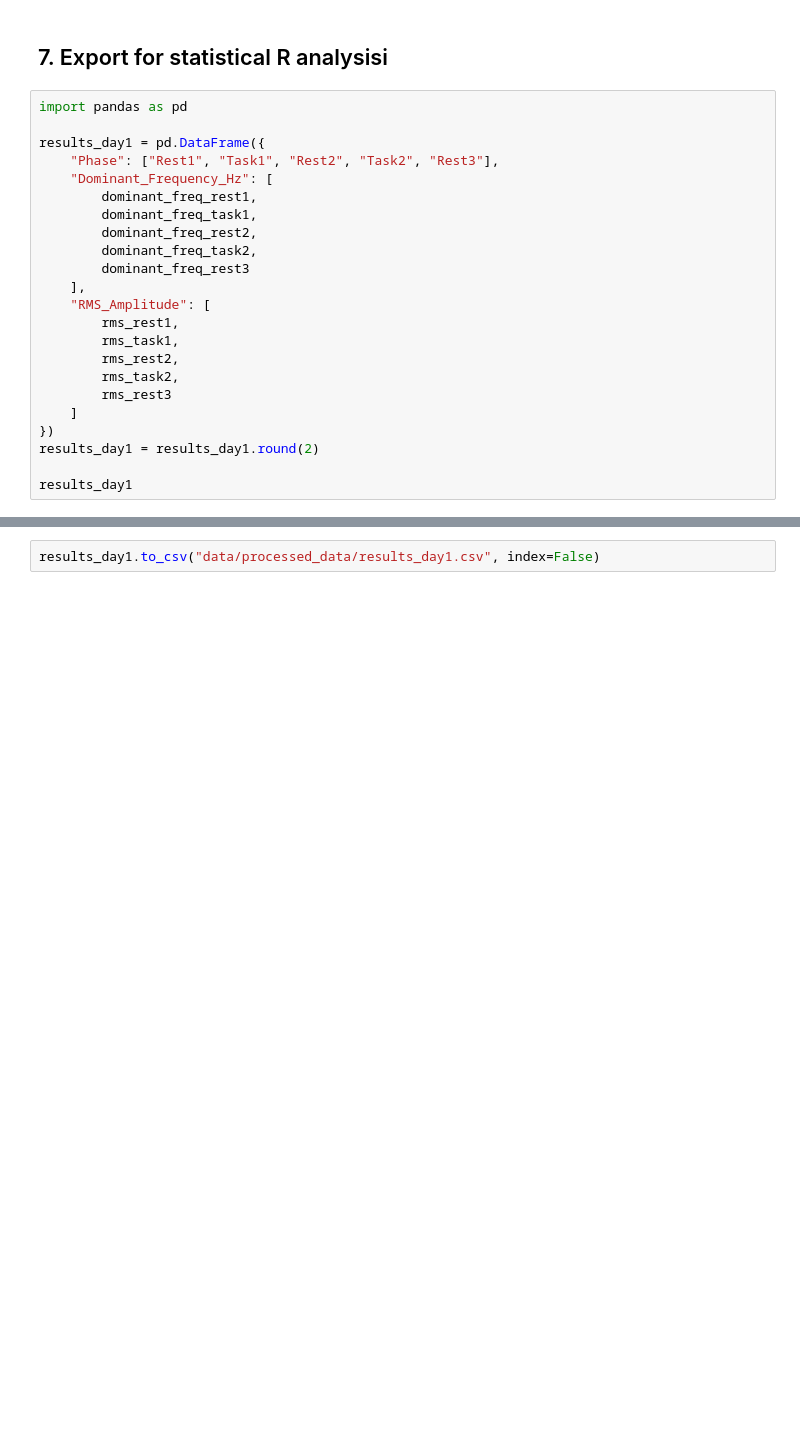
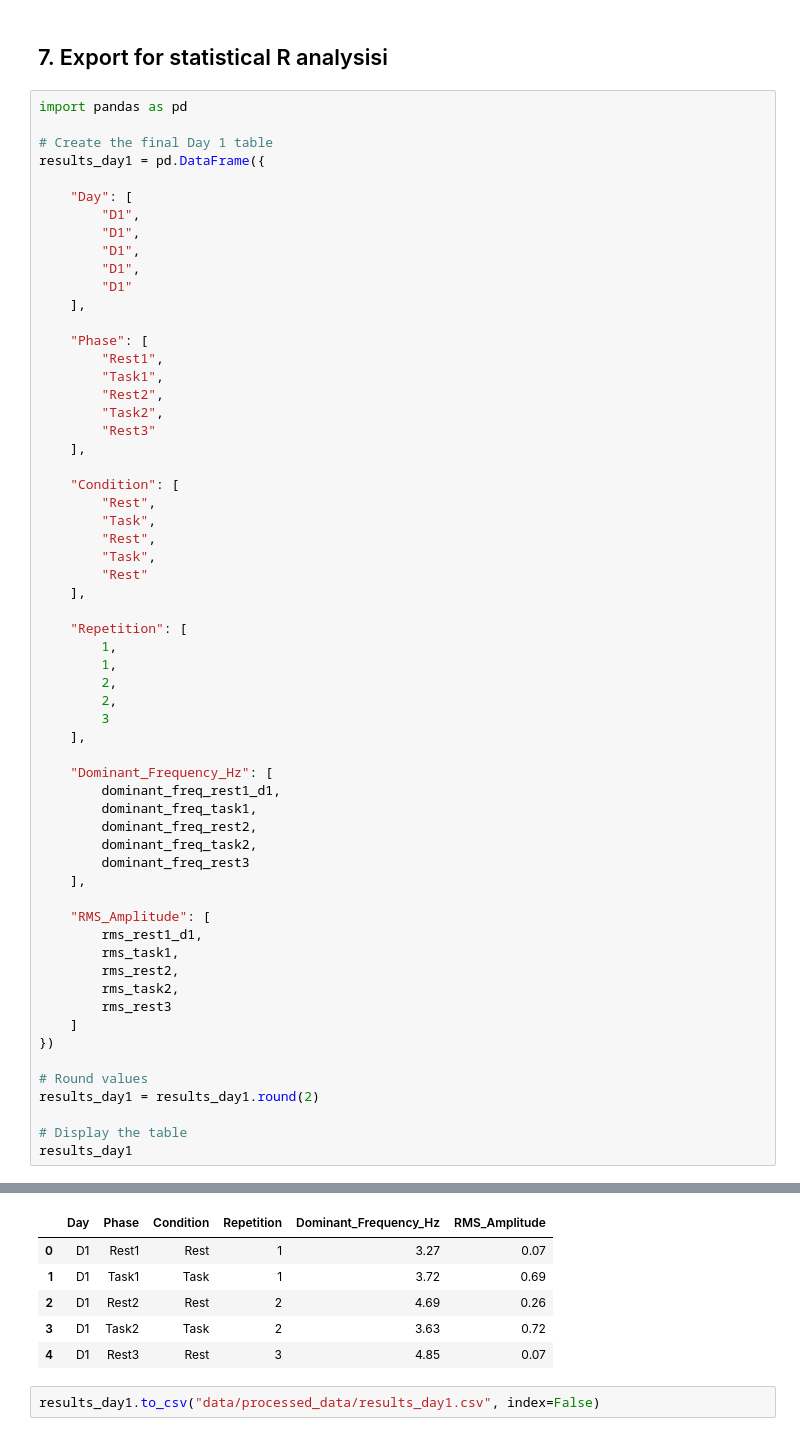
Before and after one commit to zemmahisofi-byte/Projet_R_Python, a Jupyter notebook: Projet_python/main.ipynb, the cells around one changed output, grey strips where cells are left out. Saved outputs shown, nothing was run; the diff lists cells and outputs as text; blank space fills up the shorter version.

Commit message:
generate the complete dataframe for day 1

```diff
--- a/Projet_python/main.ipynb
+++ b/Projet_python/main.ipynb
@@ -573,24 +573,61 @@ Finally, all datasets will be combined and analyzed using R to perform statistic
 # %%
 import pandas as pd
 
+# Create the final Day 1 table
 results_day1 = pd.DataFrame({
-    "Phase": ["Rest1", "Task1", "Rest2", "Task2", "Rest3"],
+
+    "Day": [
+        "D1",
+        "D1",
+        "D1",
+        "D1",
+        "D1"
+    ],
+
+    "Phase": [
+        "Rest1",
+        "Task1",
+        "Rest2",
+        "Task2",
+        "Rest3"
+    ],
+
+    "Condition": [
+        "Rest",
+        "Task",
+        "Rest",
+        "Task",
+        "Rest"
+    ],
+
+    "Repetition": [
+        1,
+        1,
+        2,
+        2,
+        3
+    ],
+
     "Dominant_Frequency_Hz": [
-        dominant_freq_rest1,
+        dominant_freq_rest1_d1,
         dominant_freq_task1,
         dominant_freq_rest2,
         dominant_freq_task2,
         dominant_freq_rest3
     ],
+
     "RMS_Amplitude": [
-        rms_rest1,
+        rms_rest1_d1,
         rms_task1,
         rms_rest2,
         rms_task2,
         rms_rest3
     ]
 })
+
+# Round values
 results_day1 = results_day1.round(2)
 
+# Display the table
 results_day1
 # %% [output]
@@ -598,3 +634,9 @@ NameError: name 'dominant_freq_rest1' is not defined
+|  | Day | Phase | Condition | Repetition | Dominant_Frequency_Hz | RMS_Amplitude |
+| 0 | D1 | Rest1 | Rest | 1 | 3.27 | 0.07 |
+| 1 | D1 | Task1 | Task | 1 | 3.72 | 0.69 |
+| 2 | D1 | Rest2 | Rest | 2 | 4.69 | 0.26 |
+| 3 | D1 | Task2 | Task | 2 | 3.63 | 0.72 |
+| 4 | D1 | Rest3 | Rest | 3 | 4.85 | 0.07 |
 # %%
 results_day1.to_csv("data/processed_data/results_day1.csv", index=False)
 # %% [markdown]
```
Also changed, not shown: parts of 5 cells of this notebook, 1 other file.
